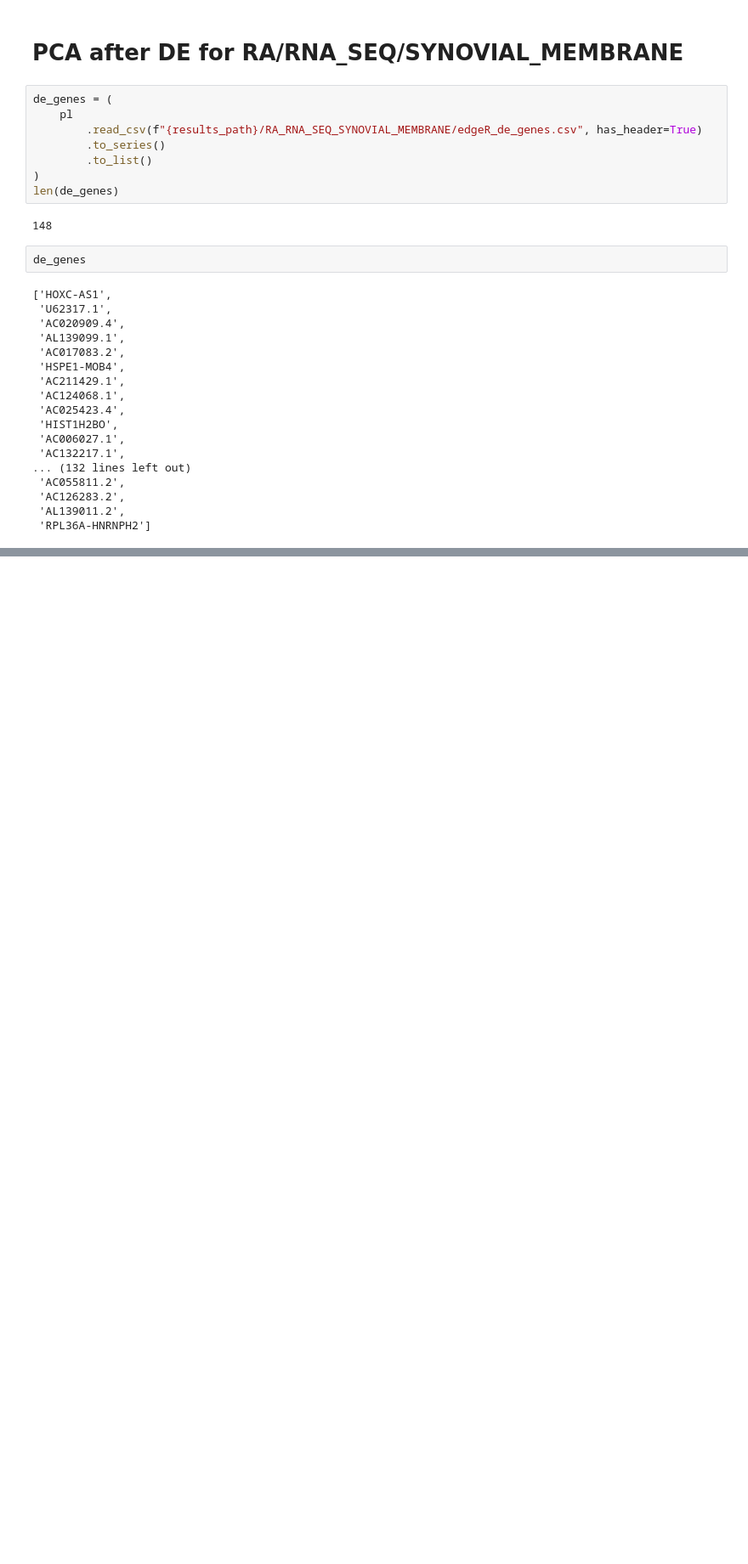
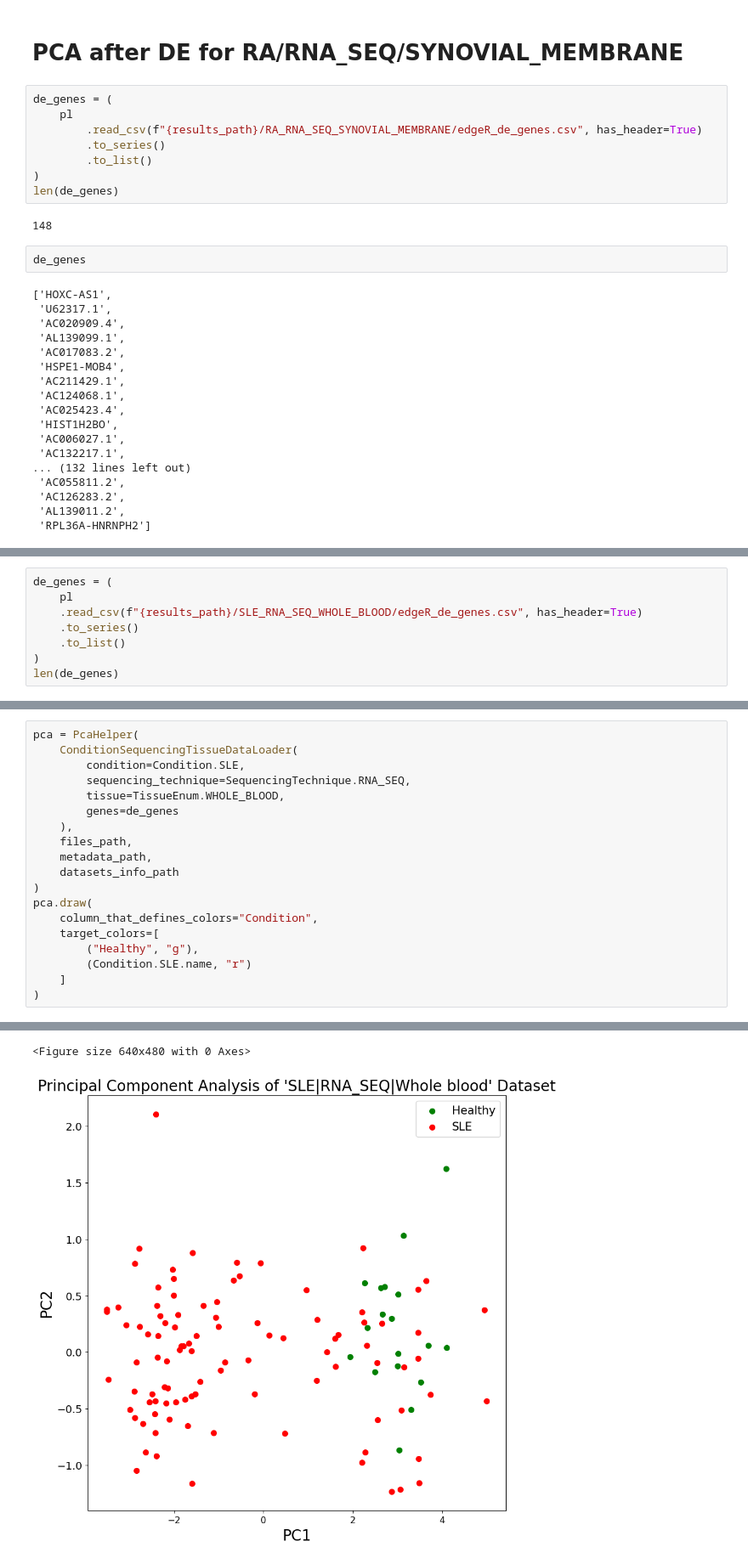
Before and after one commit to thelgis/applied-bioinformatics-thesis, a Jupyter notebook: notebooks/6_PCA_After_DE.ipynb, the cells around one changed output, grey strips where cells are left out. Shown at 85% size. Drawn from its saved outputs; the diff is of its cells as text; blank space fills up the shorter version.

Commit message:
EdgeR DE and PCA for dataset: SLE/RNA_SEQ/WHOLE_BLOOD

```diff
--- a/notebooks/6_PCA_After_DE.ipynb
+++ b/notebooks/6_PCA_After_DE.ipynb
@@ -75,0 +78,8 @@ INFO : ----------------------------------------------
+# %%
+de_genes = (
+    pl
+    .read_csv(f"{results_path}/SLE_RNA_SEQ_WHOLE_BLOOD/edgeR_de_genes.csv", has_header=True)
+    .to_series()
+    .to_list()
+)
+len(de_genes)
@@ -75,0 +92,20 @@ INFO : ----------------------------------------------
+# %%
+pca = PcaHelper(
+    ConditionSequencingTissueDataLoader(
+        condition=Condition.SLE,
+        sequencing_technique=SequencingTechnique.RNA_SEQ,
+        tissue=TissueEnum.WHOLE_BLOOD,
+        genes=de_genes
+    ),
+    files_path,
+    metadata_path,
+    datasets_info_path
+)
+pca.draw(
+    column_that_defines_colors="Condition",
+    target_colors=[
+        ("Healthy", "g"),
+        (Condition.SLE.name, "r")
+    ]
+)
+# %% [output]
@@ -75,0 +117,2 @@ INFO : ----------------------------------------------
+<Figure size 640x480 with 0 Axes>
+[figure, added]
```
Also changed, not shown: parts of 5 cells of this notebook, 10 other files.
